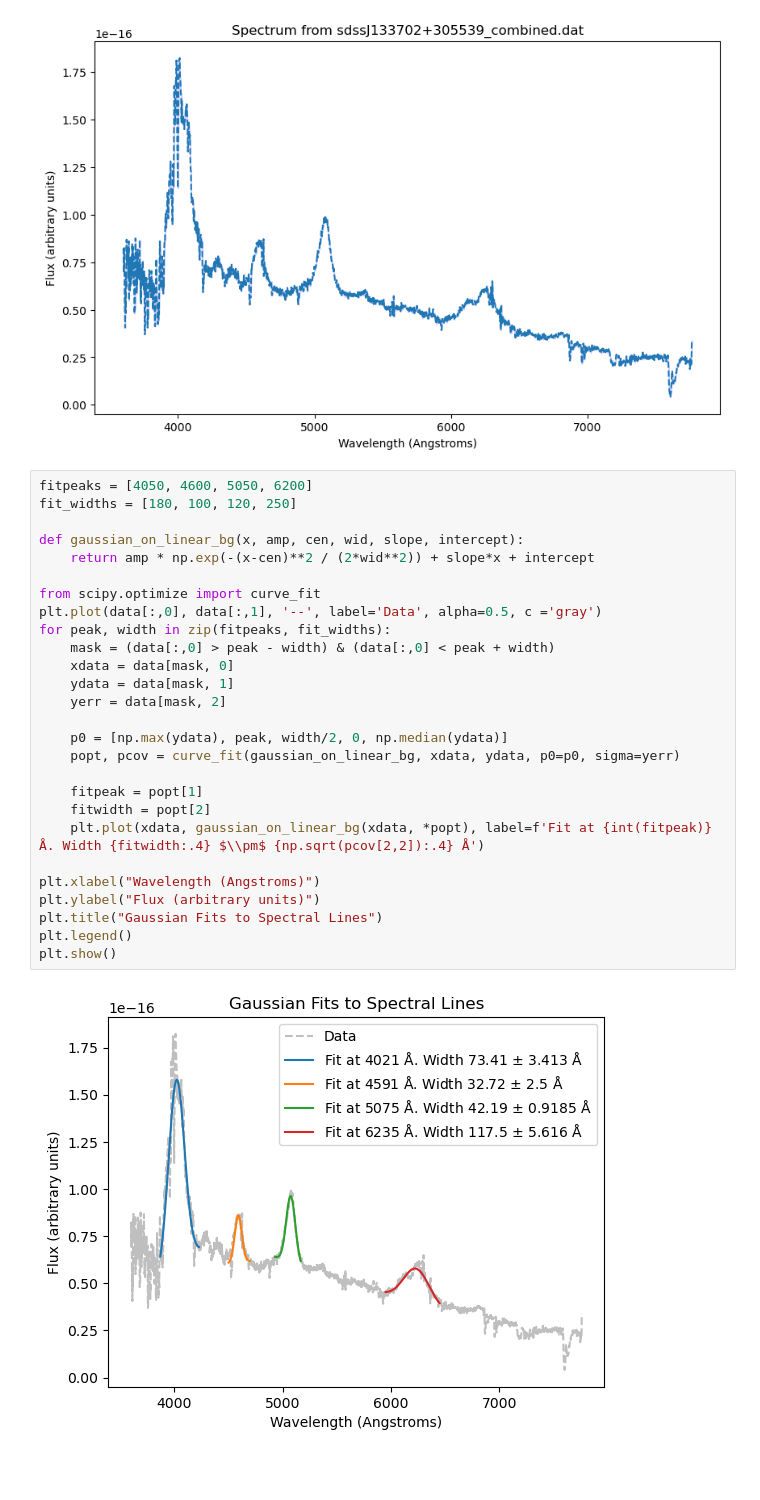
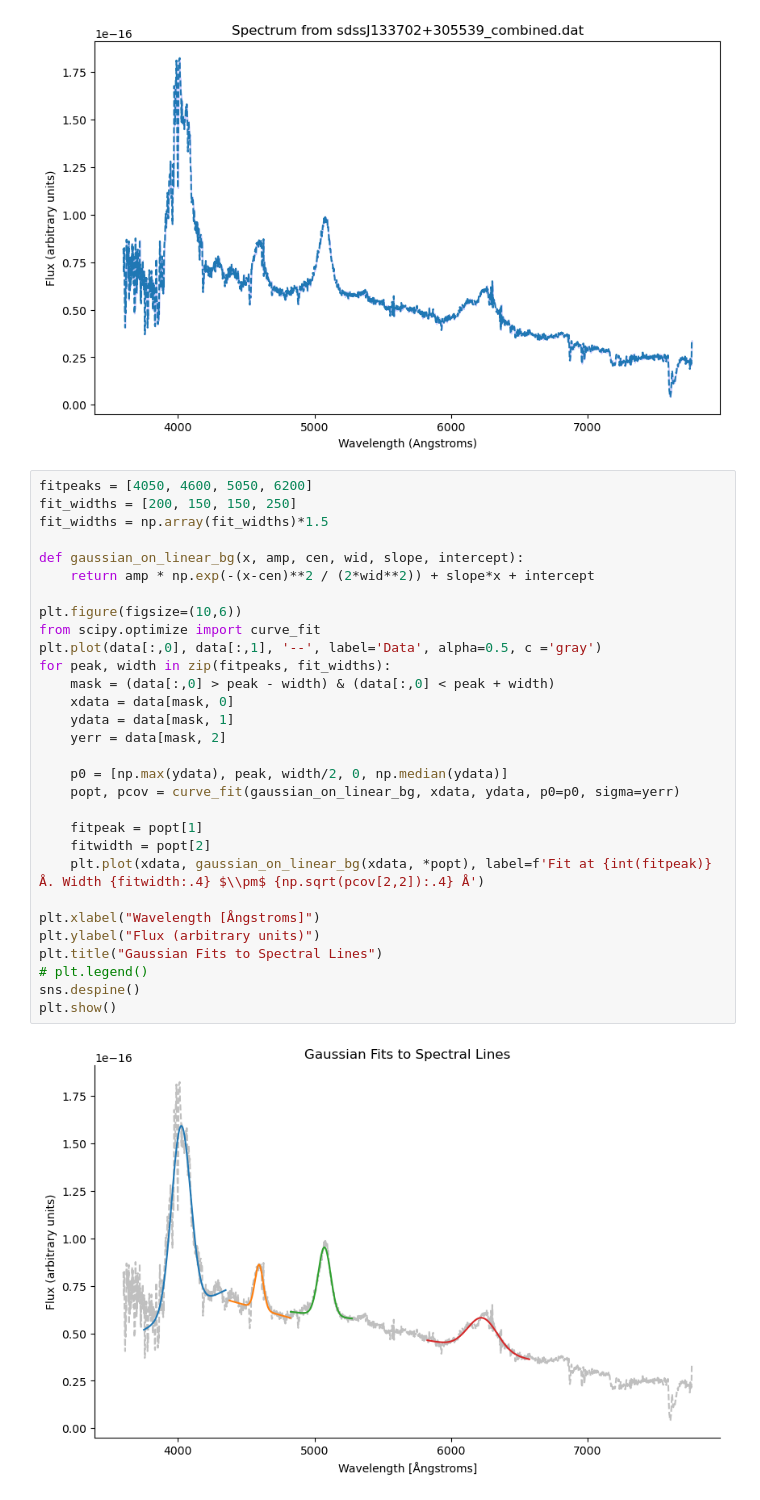
Before and after one commit to JakobSchauser/PhD, a Jupyter notebook: teaching/DatF2025/Assignment1/mysolution.ipynb, the cells around one changed output. Drawn from its saved outputs; the diff is of its cells as text; blank space fills up the shorter version.

```diff
--- a/teaching/DatF2025/Assignment1/mysolution.ipynb
+++ b/teaching/DatF2025/Assignment1/mysolution.ipynb
@@ -16,33 +17,36 @@ Text(0.5, 1.0, 'Spectrum from sdssJ133702+305539_combined.dat')
 [figure]
 # %%
 fitpeaks = [4050, 4600, 5050, 6200]
-fit_widths = [180, 100, 120, 250]
+fit_widths = [200, 150, 150, 250]
+fit_widths = np.array(fit_widths)*1.5
 
 def gaussian_on_linear_bg(x, amp, cen, wid, slope, intercept):
     return amp * np.exp(-(x-cen)**2 / (2*wid**2)) + slope*x + intercept
 
+plt.figure(figsize=(10,6))
 from scipy.optimize import curve_fit
 plt.plot(data[:,0], data[:,1], '--', label='Data', alpha=0.5, c ='gray')
 for peak, width in zip(fitpeaks, fit_widths):
     mask = (data[:,0] > peak - width) & (data[:,0] < peak + width)
     xdata = data[mask, 0]
     ydata = data[mask, 1]
     yerr = data[mask, 2]
 
     p0 = [np.max(ydata), peak, width/2, 0, np.median(ydata)]
     popt, pcov = curve_fit(gaussian_on_linear_bg, xdata, ydata, p0=p0, sigma=yerr)
 
     fitpeak = popt[1]
     fitwidth = popt[2]
     plt.plot(xdata, gaussian_on_linear_bg(xdata, *popt), label=f'Fit at {int(fitpeak)} Å. Width {fitwidth:.4} $\\pm$ {np.sqrt(pcov[2,2]):.4} Å')
 
-plt.xlabel("Wavelength (Angstroms)")
+plt.xlabel("Wavelength [Ångstroms]")
 plt.ylabel("Flux (arbitrary units)")
 plt.title("Gaussian Fits to Spectral Lines")
-plt.legend()
+# plt.legend()
+sns.despine()
 plt.show()
 # %% [output]
-[figure, old version]
+[figure, new version]
 # %%
 # usign moments
 def moment_based_gaussian(x, y):
```
Also changed, not shown: parts of 2 cells of this notebook, 3 other files.
